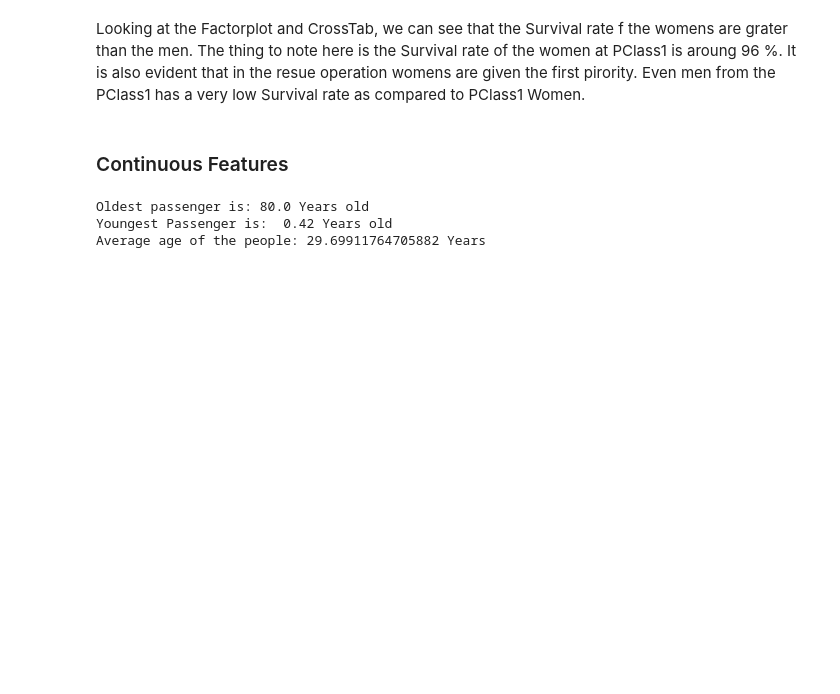
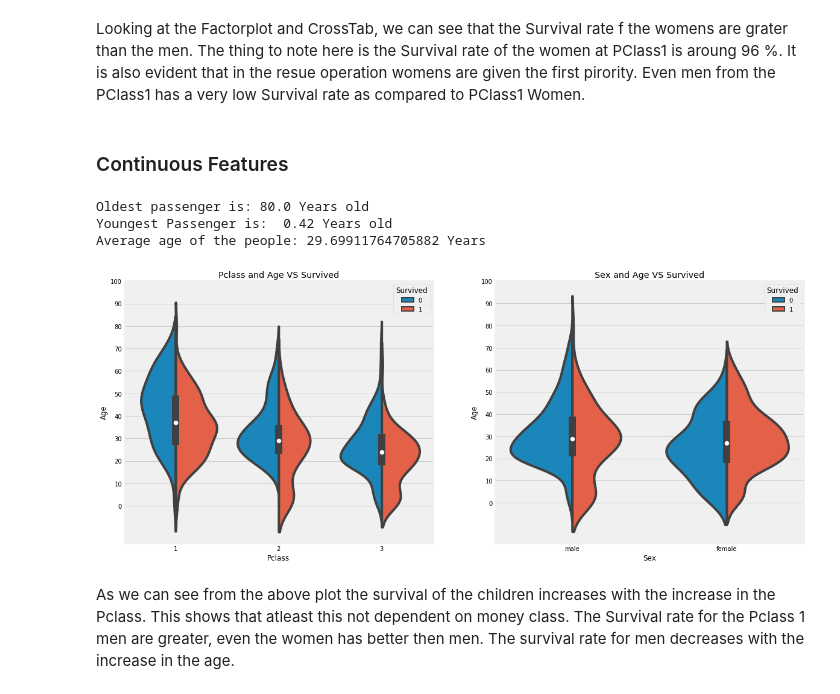
Before and after one commit to JunaidAsghar/Titanic-ML, a Jupyter notebook: Titanic.ipynb, the cells around one changed output. Cells and saved outputs as stored; diff of their text form; code cells hidden in the pictures; blank space fills up the shorter version.

```diff
--- a/Titanic.ipynb
+++ b/Titanic.ipynb
@@ -134,3 +134,18 @@ print ('Average age of the people:', train['Age'].mean(), 'Years')
 Oldest passenger is: 80.0 Years old
 Youngest Passenger is:  0.42 Years old
 Average age of the people: 29.69911764705882 Years
+# %%
+fig, ax = plt.subplots(1,2, figsize= (18,8))
+sns.violinplot("Pclass","Age" , hue = "Survived", data = train, split=True, ax=ax[0])
+ax[0].set_title("Pclass and Age VS Survived")
+ax[0].set_yticks(range(0,110,10))
+sns.violinplot("Sex", "Age", hue ="Survived", data = train, split=True, ax =ax[1])
+ax[1].set_title("Sex and Age VS Survived")
+ax[1].set_yticks(range(0,110,10))
+plt.show()
+# %% [output]
+[figure, added]
+# %% [markdown]
+As we can see from the above plot the survival of the children increases with the increase in the Pclass. This shows that atleast this not dependent on money class.
+    The Survival rate for the Pclass 1 men are greater, even the women has better then men.
+    The survival rate for men decreases with the increase in the age.
```
Also changed, not shown: parts of 6 cells of this notebook.
